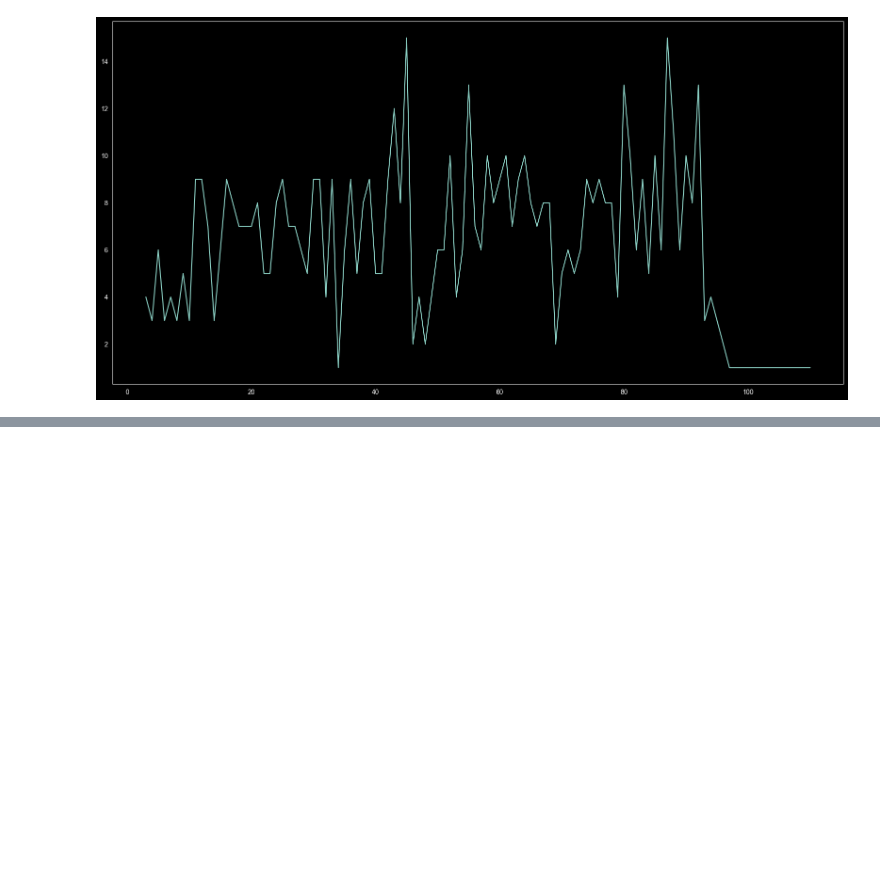
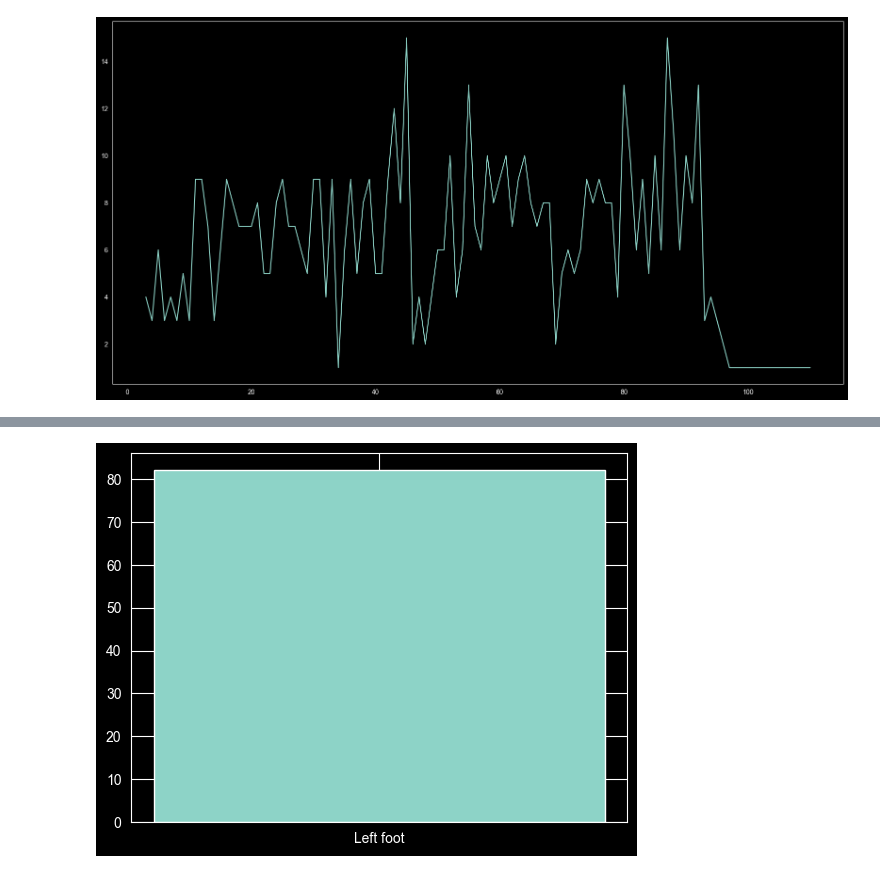
Before and after one commit to Mahdiyar-Tagharobi/PythonCourse, a Jupyter notebook: Assignment_40/Messi_data_analysis/Messi_data_analysis.ipynb, the cells around one changed output, grey strips where cells are left out. Saved outputs shown, nothing was run; the diff lists cells and outputs as text; code cells hidden in the pictures; blank space fills up the shorter version.

```diff
--- a/Assignment_40/Messi_data_analysis/Messi_data_analysis.ipynb
+++ b/Assignment_40/Messi_data_analysis/Messi_data_analysis.ipynb
@@ -75,0 +123,5 @@ plt.show()
+# %%
+plt.bar(method.index.tolist(), method.values.tolist())
+plt.show()
+# %% [output]
+[figure, added]
```
Also changed, not shown: parts of 5 cells of this notebook.
